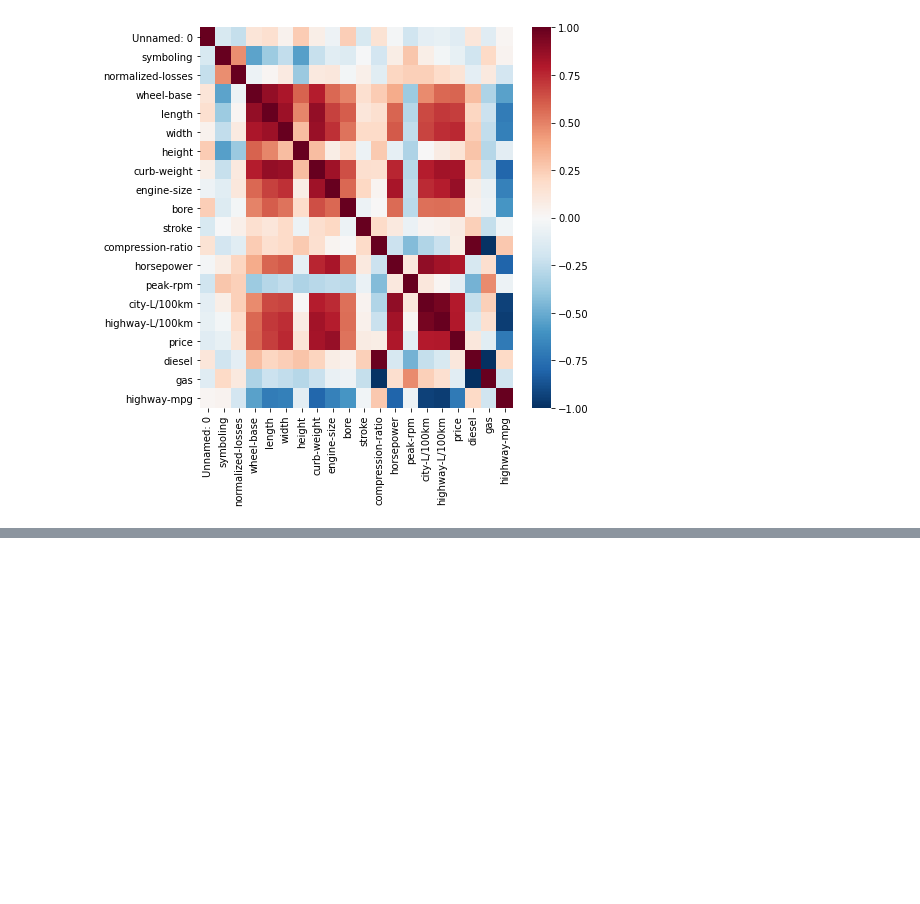
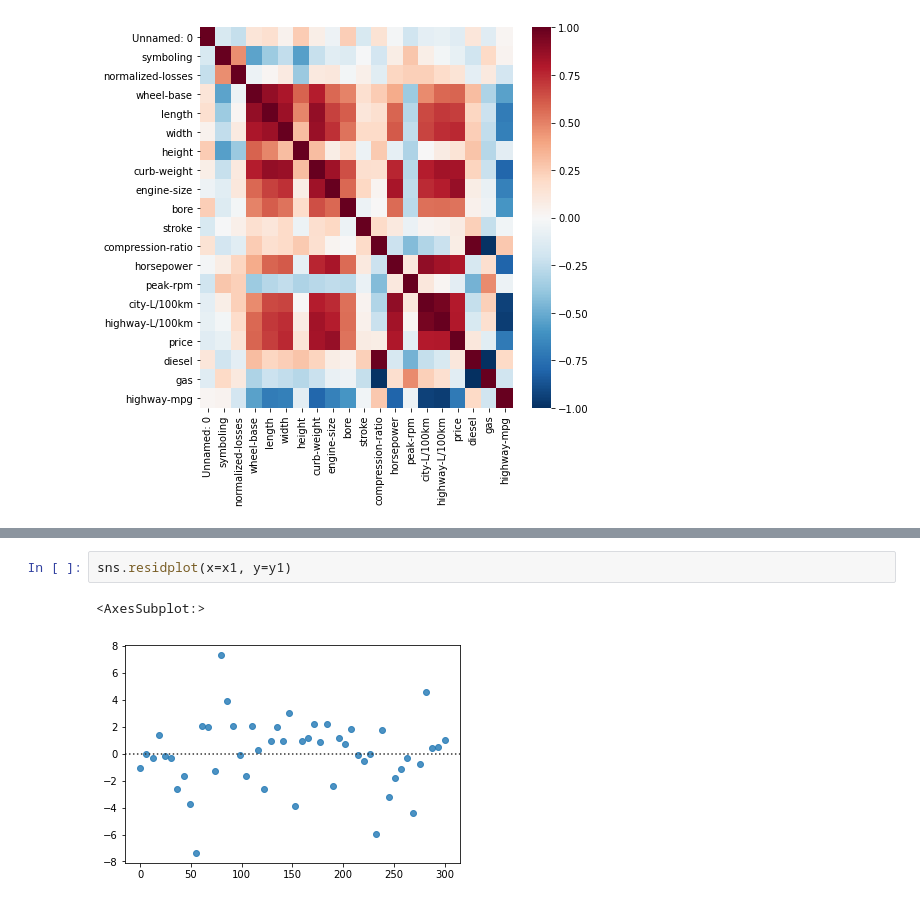
Before and after one commit to manimanis/DA0101EN, a Jupyter notebook: labs/anova.ipynb, the cells around one changed output, grey strips where cells are left out. Drawn from its saved outputs; the diff is of its cells as text; blank space fills up the shorter version.

```diff
--- a/labs/anova.ipynb
+++ b/labs/anova.ipynb
@@ -104,0 +165,5 @@ sns.heatmap(df.corr(), cmap="RdBu_r")
+# %%
+sns.residplot(x=x1, y=y1)
+# %% [output]
+<AxesSubplot:>
+[figure, added]
```
Also changed, not shown: parts of 15 cells of this notebook, 14 other files.
